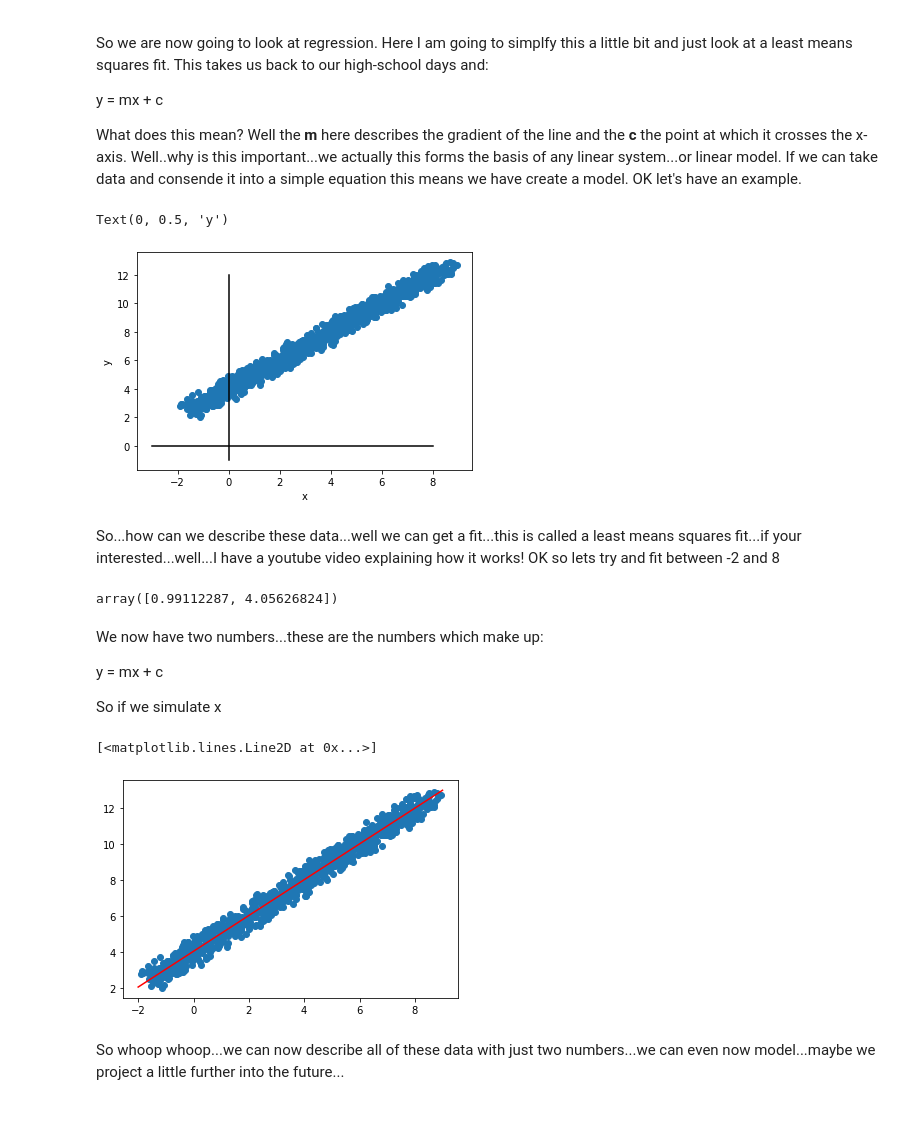
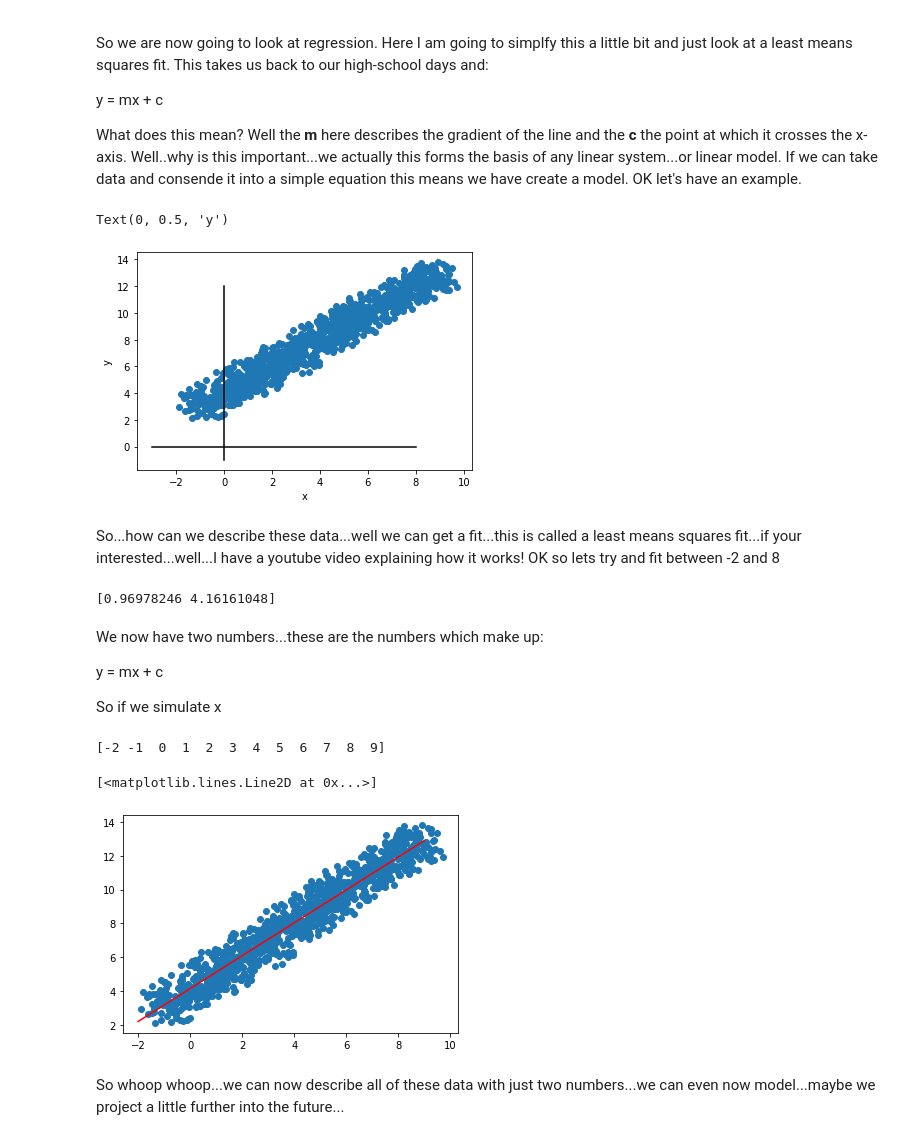
Before and after one commit to flowonthegoliv/ENVS666, a Jupyter notebook: Tutorial_2.ipynb, the cells around one changed output. Drawn from its saved outputs; the diff is of its cells as text; code cells hidden in the pictures.

```diff
--- a/Tutorial_2.ipynb
+++ b/Tutorial_2.ipynb
@@ -145,20 +154,20 @@ What does this mean? Well the **m** here describes the gradient of the line and
 # %%
 #create some scattered data.
 import numpy as np
 import matplotlib.pyplot as plt
 
 # some random data
-x = np.arange(0,10,0.01)+np.random.rand(1,1000)-2
-y = 2+np.arange(0,10,0.01)+np.random.rand(1,1000)
+x = np.arange(0,10,0.01)+2*np.random.rand(1,1000)-2
+y = 2+np.arange(0,10,0.01)+2*np.random.rand(1,1000)
 
 plt.scatter(x,y)
 plt.plot([-3,8],[0,0],'k')
 plt.plot([0,0],[-1,12],'k')
 plt.xlabel('x')
 plt.ylabel('y')
 # %% [output]
 Text(0, 0.5, 'y')
-[figure, old version]
+[figure, new version]
 # %% [markdown]
 So...how can we describe these data...well we can get a fit...this is called a least means squares fit...if your interested...well...I have a youtube video explaining how it works! OK so lets try and fit between -2 and 8
 # %%
@@ -166,7 +175,7 @@ fit = np.polyfit(np.ravel(x),np.ravel(y),1)
 # OK we need to use the ravel function...but that is because python is annoying!
 print(fit)
 # %% [output]
-array([0.99112287, 4.05626824])
+[0.96978246 4.16161048]
 # %% [markdown]
 We now have two numbers...these are the numbers which make up:
 
@@ -175,13 +184,16 @@ y = mx + c
 So if we simulate x
 # %%
 xs = np.arange(-2,10,1)
+print(xs)
 ys = fit[0]*xs + fit[1] #our y = mx + c
+# %% [output]
+[-2 -1  0  1  2  3  4  5  6  7  8  9]
 # %%
 plt.scatter(x,y);
 plt.plot(xs,ys,'r')
 # %% [output]
 [<matplotlib.lines.Line2D at 0x...>]
-[figure, old version]
+[figure, new version]
 # %% [markdown]
 So whoop whoop...we can now describe all of these data with just two numbers...we can even now model...maybe we project a little further into the future...
 # %%
```
Also changed, not shown: parts of 12 cells of this notebook.
